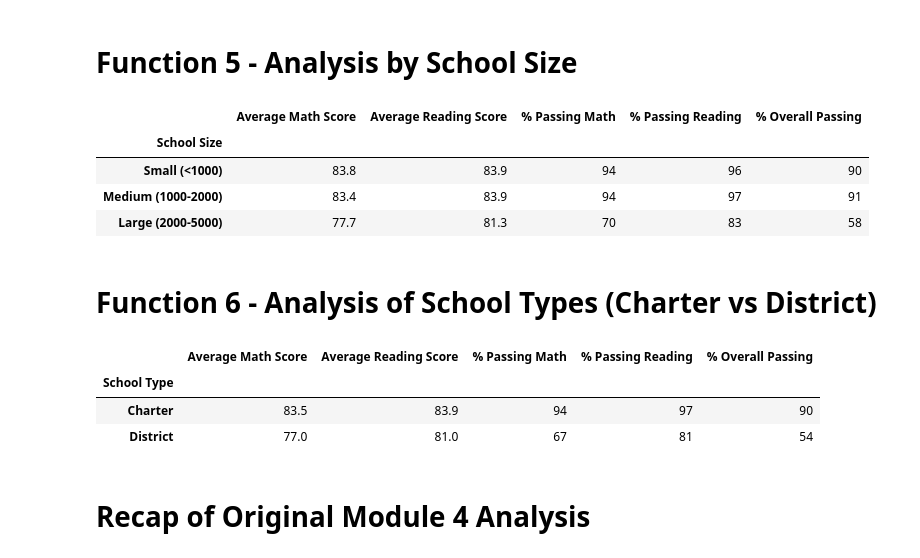
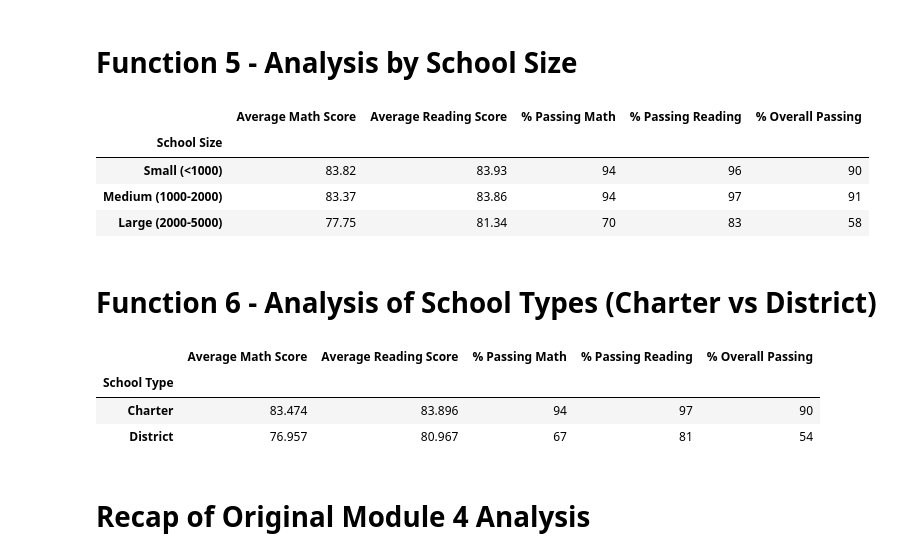
Before and after one commit to D-u-s-t-i-n/School_District_Analysis, a Jupyter notebook: PyCitySchools_Challenge.ipynb, the cells around one changed output. Cells and saved outputs as stored; diff of their text form; code cells hidden in the pictures.

```diff
--- a/PyCitySchools_Challenge.ipynb
+++ b/PyCitySchools_Challenge.ipynb
@@ -519,38 +518,38 @@ def size_analysis(per_school_summary_df):
 
     size_passing_reading = per_school_summary_df.groupby(["School Size"]).mean()["% Passing Reading"]
 
     size_overall_passing = per_school_summary_df.groupby(["School Size"]).mean()["% Overall Passing"]
 
     # Assemble into DataFrame.
     size_summary_df = pd.DataFrame({
               "Average Math Score" : size_math_scores,
               "Average Reading Score": size_reading_scores,
               "% Passing Math": size_passing_math,
               "% Passing Reading": size_passing_reading,
               "% Overall Passing": size_overall_passing})
 
     # Formatting.
-    size_summary_df["Average Math Score"] = size_summary_df["Average Math Score"].map("{:.1f}".format)
+    size_summary_df["Average Math Score"] = size_summary_df["Average Math Score"].map("{:.2f}".format)
 
-    size_summary_df["Average Reading Score"] = size_summary_df["Average Reading Score"].map("{:.1f}".format)
+    size_summary_df["Average Reading Score"] = size_summary_df["Average Reading Score"].map("{:.2f}".format)
 
     size_summary_df["% Passing Math"] = size_summary_df["% Passing Math"].map("{:.0f}".format)
 
     size_summary_df["% Passing Reading"] = size_summary_df["% Passing Reading"].map("{:.0f}".format)
 
     size_summary_df["% Overall Passing"] = size_summary_df["% Overall Passing"].map("{:.0f}".format)
 
     size_summary_df
 
     return size_summary_df
 
 size_analysis(school_summary_df)
 # %% [output]
 |  | Average Math Score | Average Reading Score | % Passing Math | % Passing Reading | % Overall Passing |
 | School Size |  |  |  |  |  |
-| Small (<1000) | 83.8 | 83.9 | 94 | 96 | 90 |
-| Medium (1000-2000) | 83.4 | 83.9 | 94 | 97 | 91 |
-| Large (2000-5000) | 77.7 | 81.3 | 70 | 83 | 58 |
+| Small (<1000) | 83.82 | 83.93 | 94 | 96 | 90 |
+| Medium (1000-2000) | 83.37 | 83.86 | 94 | 97 | 91 |
+| Large (2000-5000) | 77.75 | 81.34 | 70 | 83 | 58 |
 # %% [markdown]
 # Function 6 - Analysis of School Types (Charter vs District)
 # %%
@@ -574,9 +573,9 @@ def type_analysis(per_school_summary_df):
               "% Overall Passing": type_overall_passing})
 
     # Formatting
-    type_summary_df["Average Math Score"] = type_summary_df["Average Math Score"].map("{:.1f}".format)
+    type_summary_df["Average Math Score"] = type_summary_df["Average Math Score"].map("{:.3f}".format)
 
-    type_summary_df["Average Reading Score"] = type_summary_df["Average Reading Score"].map("{:.1f}".format)
+    type_summary_df["Average Reading Score"] = type_summary_df["Average Reading Score"].map("{:.3f}".format)
 
     type_summary_df["% Passing Math"] = type_summary_df["% Passing Math"].map("{:.0f}".format)
 
@@ -589,8 +588,8 @@ type_analysis(school_summary_df)
 # %% [output]
 |  | Average Math Score | Average Reading Score | % Passing Math | % Passing Reading | % Overall Passing |
 | School Type |  |  |  |  |  |
-| Charter | 83.5 | 83.9 | 94 | 97 | 90 |
-| District | 77.0 | 81.0 | 67 | 81 | 54 |
+| Charter | 83.474 | 83.896 | 94 | 97 | 90 |
+| District | 76.957 | 80.967 | 67 | 81 | 54 |
 # %% [markdown]
 # Recap of Original Module 4 Analysis
 # %%
```
Also changed, not shown: parts of 26 cells of this notebook.
